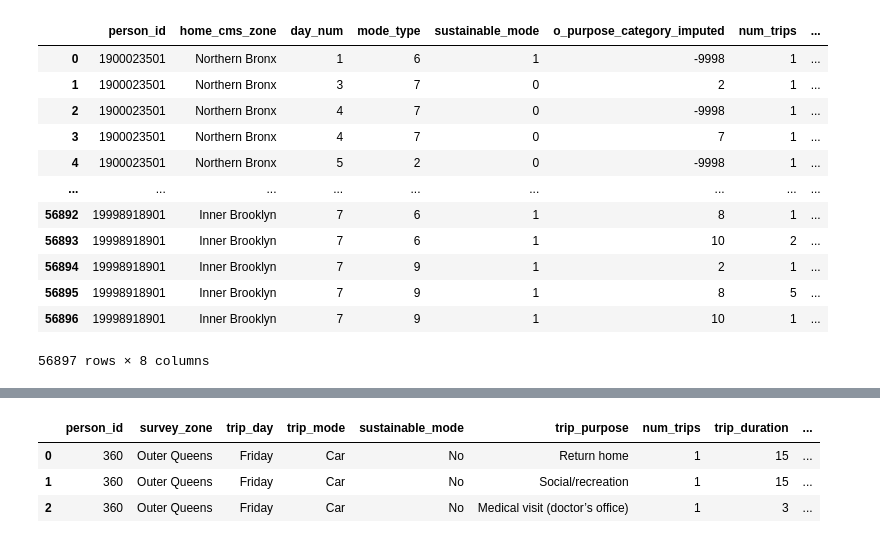
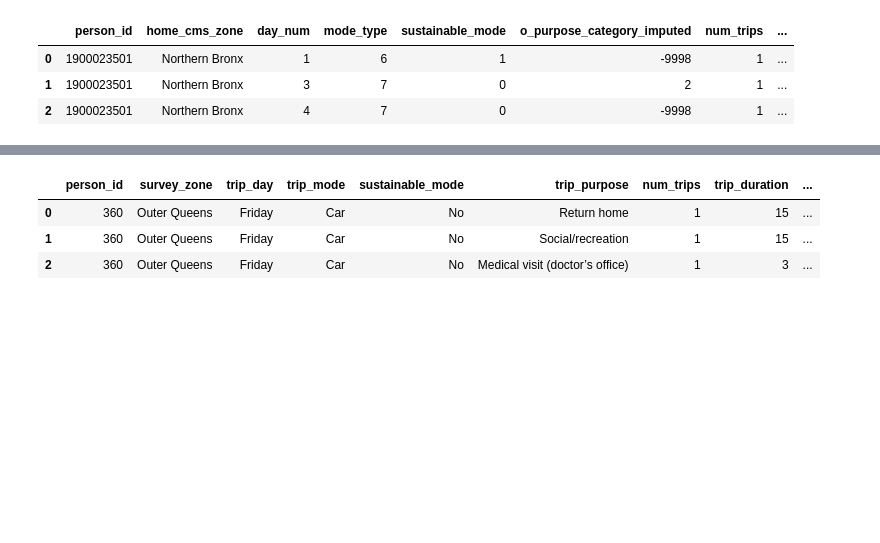
Before and after one commit to mmgargoles/NYC-Mobility-Project, a Jupyter notebook: CPSC4830-Project-Draft.ipynb, the cells around one changed output, grey strips where cells are left out. Saved outputs shown, nothing was run; the diff lists cells and outputs as text; code cells hidden in the pictures; blank space fills up the shorter version.

```diff
--- a/CPSC4830-Project-Draft.ipynb
+++ b/CPSC4830-Project-Draft.ipynb
@@ -73,20 +55,11 @@ trip_2018
 # %%
 #aggrergating 2019 trip data
 df_2019_trip[['person_id','home_cms_zone','day_num','mode_type','sustainable_mode','o_purpose_category_imputed']]
 trip_2019_wo995 = df_2019_trip[df_2019_trip['mode_type']!=995]
 trip_2019 = trip_2019_wo995.groupby(['person_id','home_cms_zone','day_num','mode_type','sustainable_mode','o_purpose_category_imputed']).agg({'trip_id':'count', 'trip_duration':'sum'}).reset_index().rename(columns={'trip_id':'num_trips'})
-trip_2019
+trip_2019.head(3)
 # %% [output]
 |  | person_id | home_cms_zone | day_num | mode_type | sustainable_mode | o_purpose_category_imputed | num_trips | ... |
 | 0 | 1900023501 | Northern Bronx | 1 | 6 | 1 | -9998 | 1 | ... |
 | 1 | 1900023501 | Northern Bronx | 3 | 7 | 0 | 2 | 1 | ... |
 | 2 | 1900023501 | Northern Bronx | 4 | 7 | 0 | -9998 | 1 | ... |
-| 3 | 1900023501 | Northern Bronx | 4 | 7 | 0 | 7 | 1 | ... |
-| 4 | 1900023501 | Northern Bronx | 5 | 2 | 0 | -9998 | 1 | ... |
-| ... | ... | ... | ... | ... | ... | ... | ... | ... |
-| 56892 | 19998918901 | Inner Brooklyn | 7 | 6 | 1 | 8 | 1 | ... |
-| 56893 | 19998918901 | Inner Brooklyn | 7 | 6 | 1 | 10 | 2 | ... |
-| 56894 | 19998918901 | Inner Brooklyn | 7 | 9 | 1 | 2 | 1 | ... |
-| 56895 | 19998918901 | Inner Brooklyn | 7 | 9 | 1 | 8 | 5 | ... |
-| 56896 | 19998918901 | Inner Brooklyn | 7 | 9 | 1 | 10 | 1 | ... |
-56897 rows × 8 columns
```
Also changed, not shown: parts of 19 cells of this notebook.
